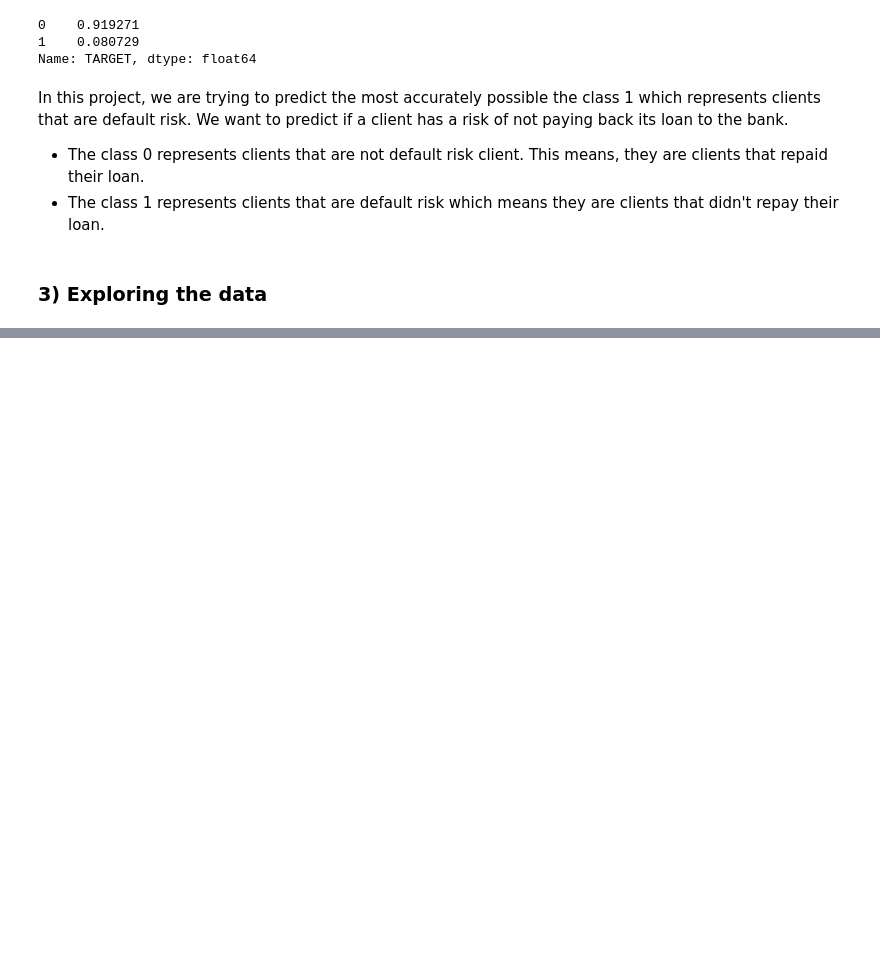
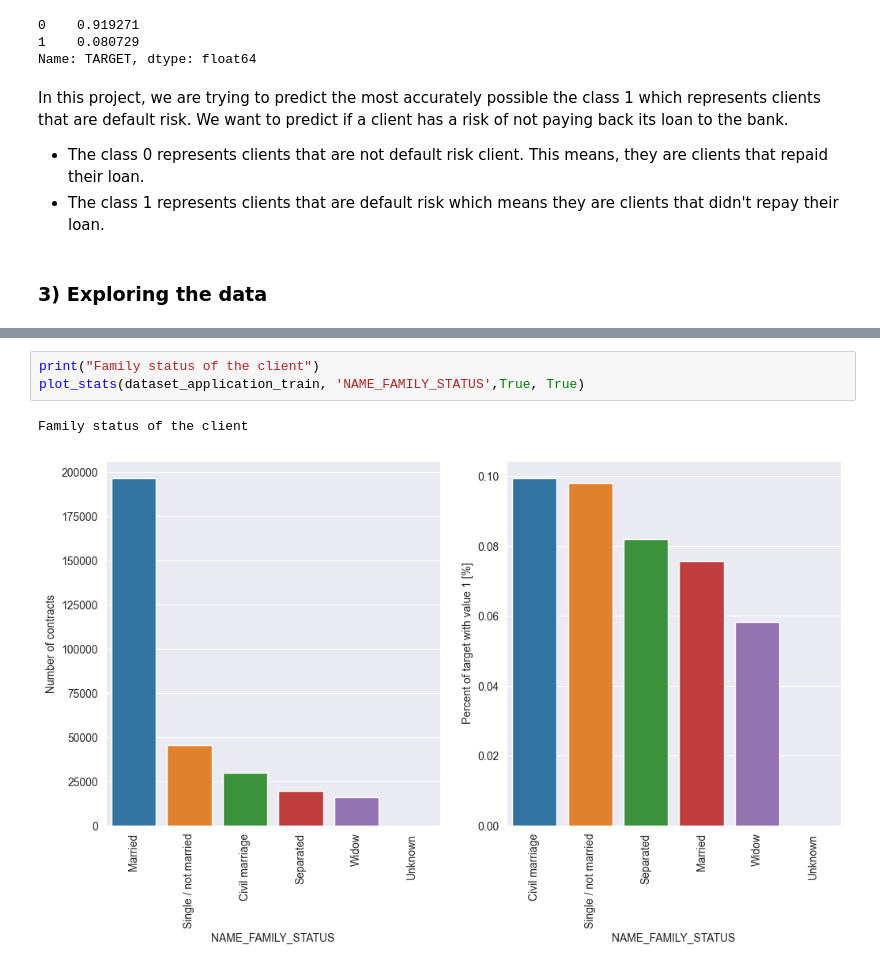
Before and after one commit to oumeima-elgharbi/P7_Data_Science_OpenClassrooms, a Jupyter notebook: model_development/P7_01_exploration.ipynb, the cells around one changed output, grey strips where cells are left out. Drawn from its saved outputs; the diff is of its cells as text; blank space fills up the shorter version.

```diff
--- a/model_development/P7_01_exploration.ipynb
+++ b/model_development/P7_01_exploration.ipynb
@@ -272,0 +318,6 @@ NameError: name 'application_train' is not defined
+# %%
+print("Family status of the client")
+plot_stats(dataset_application_train, 'NAME_FAMILY_STATUS',True, True)
+# %% [output]
+Family status of the client
+[figure, added]
```
Also changed, not shown: parts of 51 cells of this notebook, 1 other file.
